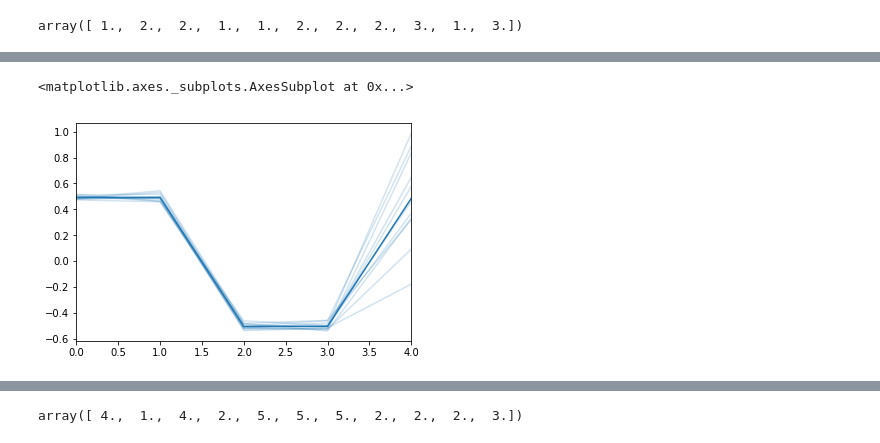
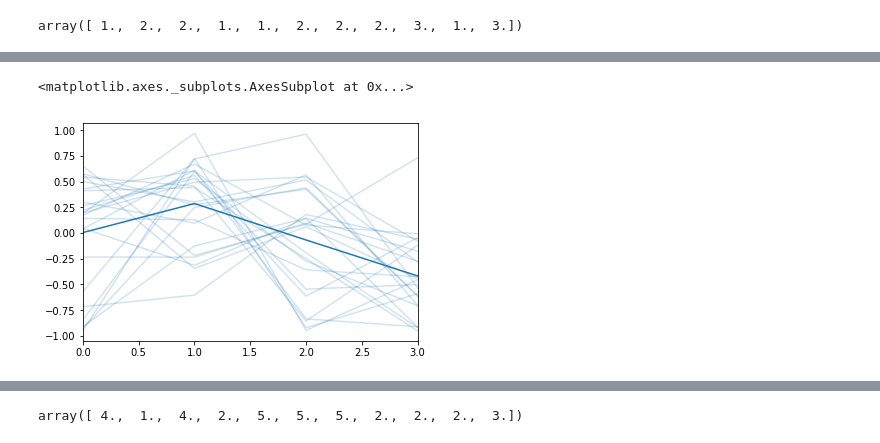
Before and after one commit to josechudev/GeneExpressionBiClustering, a Jupyter notebook: Notebooks/3.1 RAPOOC Test.ipynb, the cells around one changed output, grey strips where cells are left out. Cells and saved outputs as stored; diff of their text form; code cells hidden in the pictures.

Commit message:
biclustering mixed data test

```diff
--- a/Notebooks/3.1 RAPOOC Test.ipynb
+++ b/Notebooks/3.1 RAPOOC Test.ipynb
@@ -428,7 +428,7 @@ rapooc.core_co_clustering()
 # %%
-sns.tsplot(data= rapooc._D[np.ix_(np.where(rapooc._rho == 4)[0],np.where(rapooc._gamma == 3)[0])],err_style="unit_traces")
+sns.tsplot(data= rapooc._D[np.ix_(np.where(rapooc._rho == 8)[0],np.where(rapooc._gamma == 3)[0])],err_style="unit_traces")
 # %% [output]
 <matplotlib.axes._subplots.AxesSubplot at 0x...>
-[figure, old version]
+[figure, new version]
 # %%
 sns.tsplot(np.array(data),err_style="unit_traces")
```
Also changed, not shown: parts of 2 cells of this notebook.
